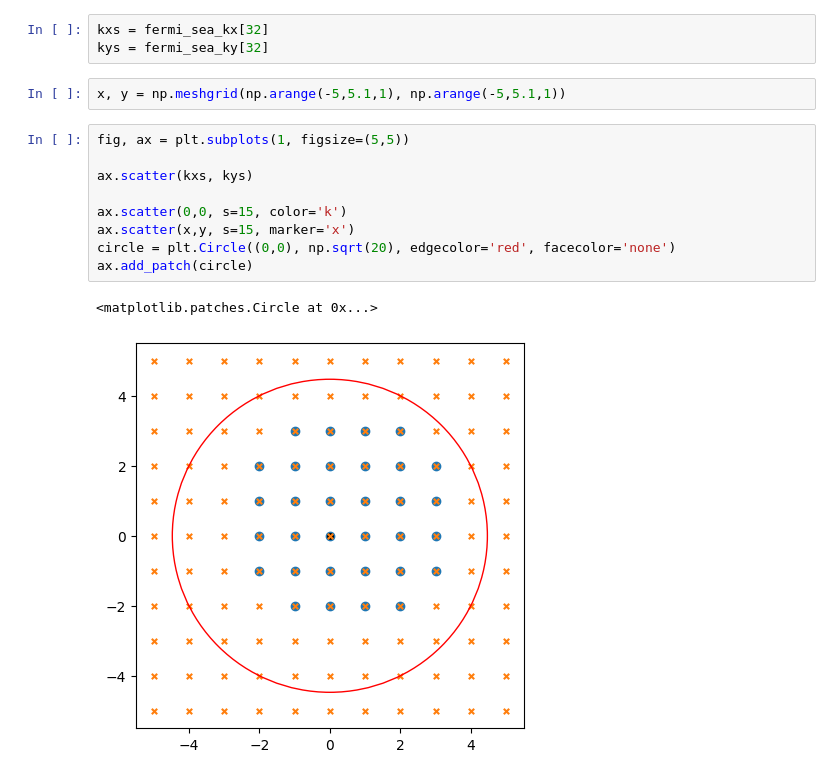
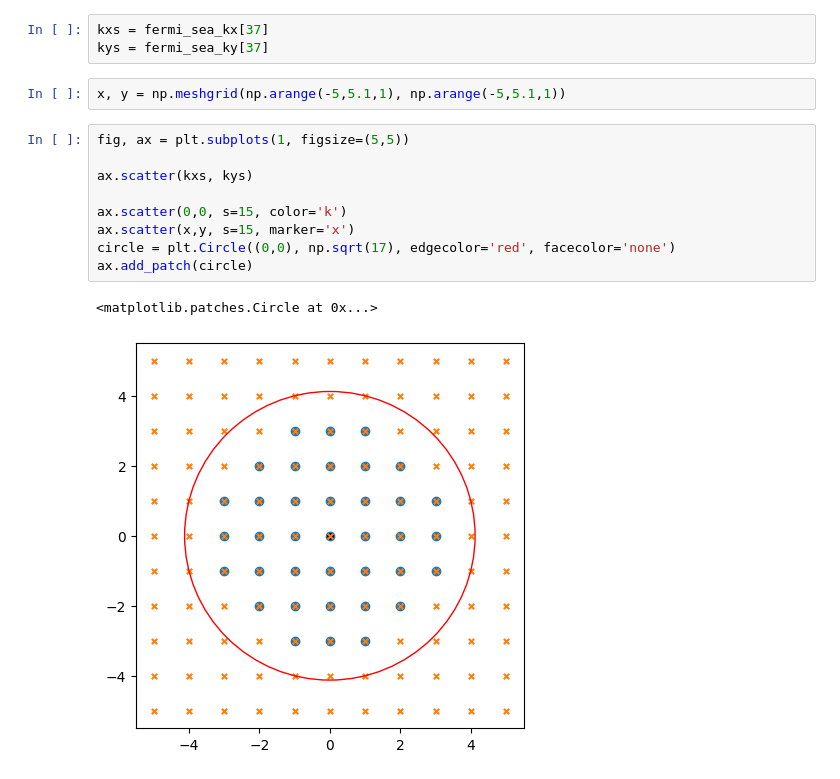
Before and after one commit to cristivoinea/MonteCarlo, a Jupyter notebook: test_fermi_sea.ipynb, the cells around one changed output. Saved outputs shown, nothing was run; the diff lists cells and outputs as text.

```diff
--- a/test_fermi_sea.ipynb
+++ b/test_fermi_sea.ipynb
@@ -3,19 +3,19 @@ import numpy as np
 import matplotlib.pyplot as plt
 from utilities import fermi_sea_kx, fermi_sea_ky
 # %%
-kxs = fermi_sea_kx[32]
-kys = fermi_sea_ky[32]
+kxs = fermi_sea_kx[37]
+kys = fermi_sea_ky[37]
 # %%
 x, y = np.meshgrid(np.arange(-5,5.1,1), np.arange(-5,5.1,1))
 # %%
 fig, ax = plt.subplots(1, figsize=(5,5))
 
 ax.scatter(kxs, kys)
 
 ax.scatter(0,0, s=15, color='k')
 ax.scatter(x,y, s=15, marker='x')
-circle = plt.Circle((0,0), np.sqrt(20), edgecolor='red', facecolor='none')
+circle = plt.Circle((0,0), np.sqrt(17), edgecolor='red', facecolor='none')
 ax.add_patch(circle)
 # %% [output]
 <matplotlib.patches.Circle at 0x...>
-[figure, old version]
+[figure, new version]
```
Also changed, not shown: 4 other files.
